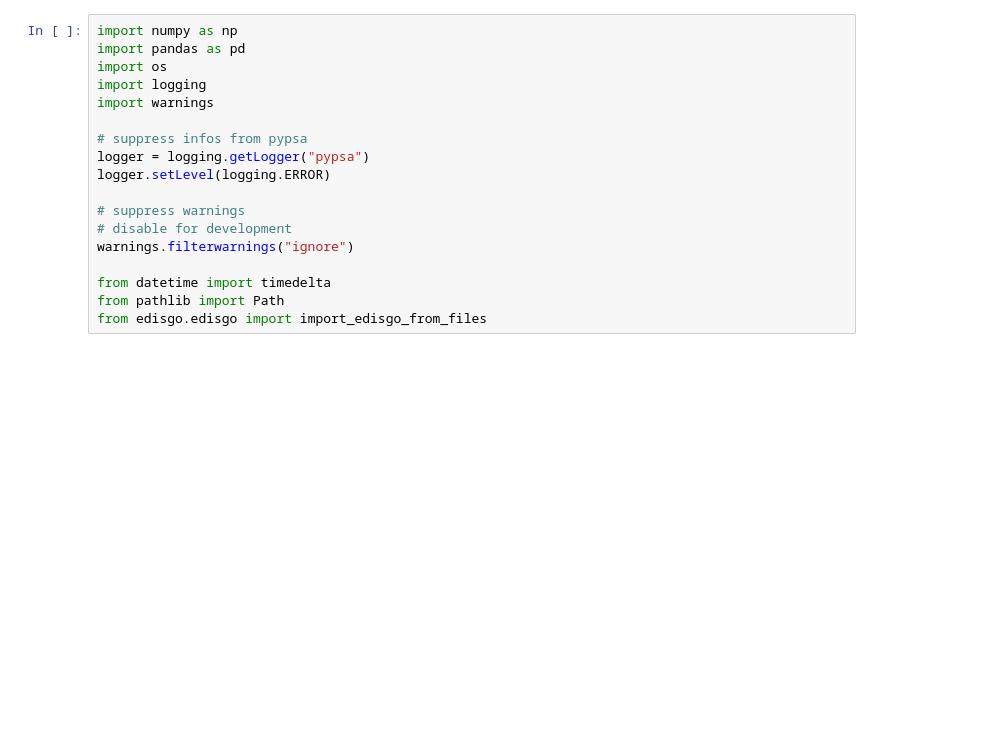
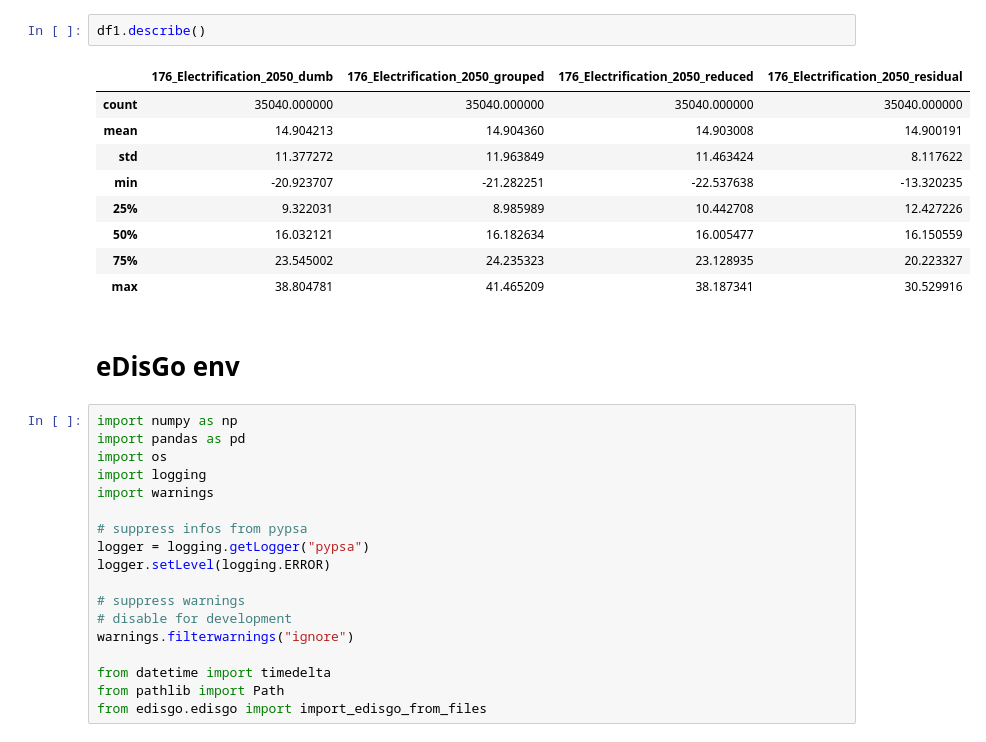
Before and after one commit to MA-KH-RLI/vis-recherche, a Jupyter notebook: python/vis_residual_load.ipynb, the cells around one changed output. Drawn from its saved outputs; the diff is of its cells as text; blank space fills up the shorter version.

```diff
--- a/python/vis_residual_load.ipynb
+++ b/python/vis_residual_load.ipynb
@@ -1,3 +201,17 @@
+# %%
+df1.describe()
+# %% [output]
+|  | 176_Electrification_2050_dumb | 176_Electrification_2050_grouped | 176_Electrification_2050_reduced | 176_Electrification_2050_residual |
+| count | 35040.000000 | 35040.000000 | 35040.000000 | 35040.000000 |
+| mean | 14.904213 | 14.904360 | 14.903008 | 14.900191 |
+| std | 11.377272 | 11.963849 | 11.463424 | 8.117622 |
+| min | -20.923707 | -21.282251 | -22.537638 | -13.320235 |
+| 25% | 9.322031 | 8.985989 | 10.442708 | 12.427226 |
+| 50% | 16.032121 | 16.182634 | 16.005477 | 16.150559 |
+| 75% | 23.545002 | 24.235323 | 23.128935 | 20.223327 |
+| max | 38.804781 | 41.465209 | 38.187341 | 30.529916 |
+# %% [markdown]
+# eDisGo env
 # %%
 import numpy as np
 import pandas as pd
```
Also changed, not shown: parts of 7 cells of this notebook, 2 other files.
